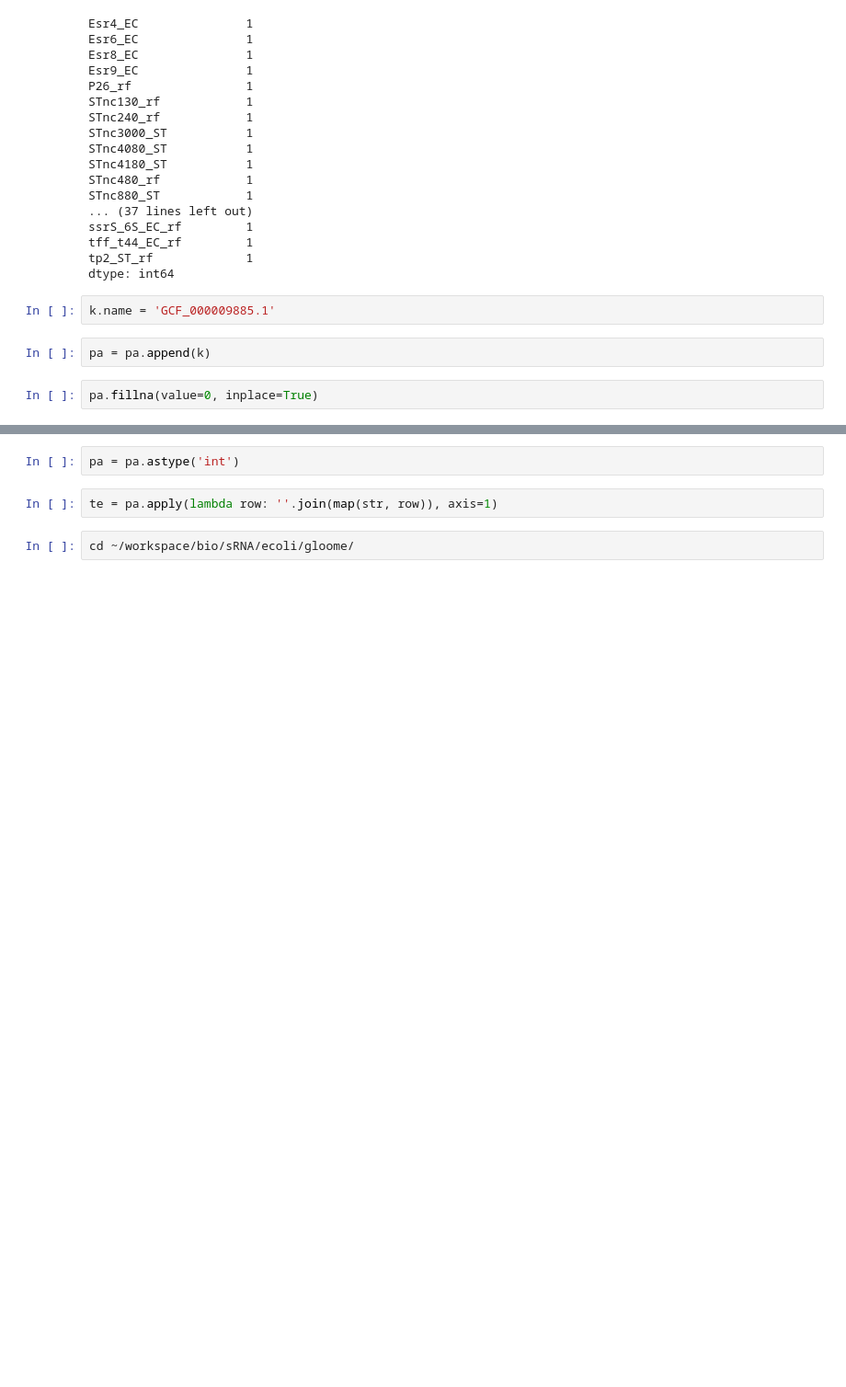
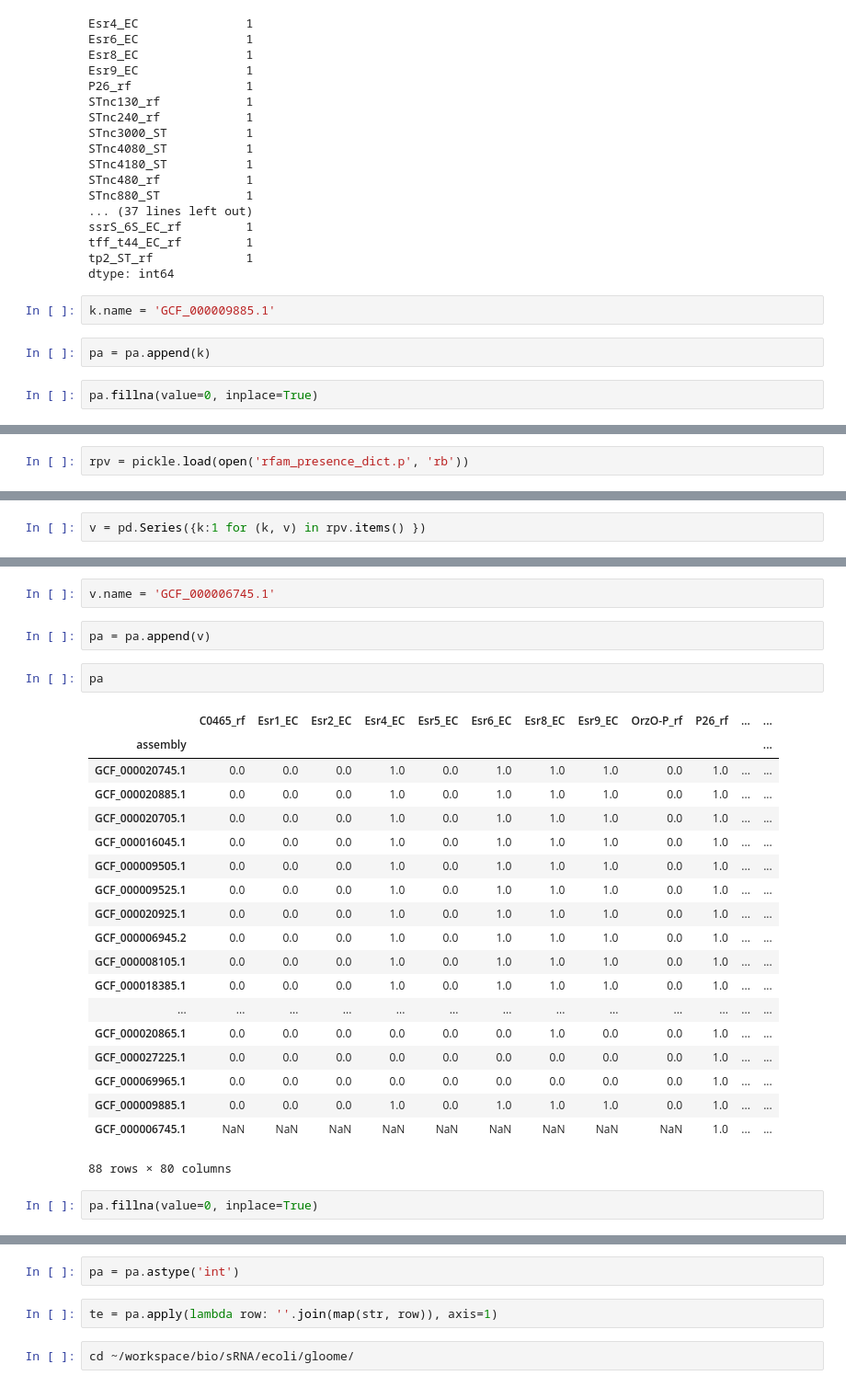
Before and after one commit to blauguste/ecoli-data, a Jupyter notebook: pa_results/cmsearch/prep_rfam_for_GLOOME.ipynb, the cells around one changed output, grey strips where cells are left out. Shown at 92% size. Saved outputs shown, nothing was run; the diff lists cells and outputs as text; blank space fills up the shorter version.

```diff
--- a/pa_results/cmsearch/prep_rfam_for_GLOOME.ipynb
+++ b/pa_results/cmsearch/prep_rfam_for_GLOOME.ipynb
@@ -142,0 +153,2 @@ pa.fillna(value=0, inplace=True)
+# %%
+rpv = pickle.load(open('rfam_presence_dict.p', 'rb'))
@@ -142,0 +169,2 @@ pa.fillna(value=0, inplace=True)
+# %%
+v = pd.Series({k:1 for (k, v) in rpv.items() })
@@ -142,0 +186,28 @@ pa.fillna(value=0, inplace=True)
+# %%
+v.name = 'GCF_000006745.1'
+# %%
+pa = pa.append(v)
+# %%
+pa
+# %% [output]
+|  | C0465_rf | Esr1_EC | Esr2_EC | Esr4_EC | Esr5_EC | Esr6_EC | Esr8_EC | Esr9_EC | OrzO-P_rf | P26_rf | ... | ... |
+| assembly |  |  |  |  |  |  |  |  |  |  |  | ... |
+| GCF_000020745.1 | 0.0 | 0.0 | 0.0 | 1.0 | 0.0 | 1.0 | 1.0 | 1.0 | 0.0 | 1.0 | ... | ... |
+| GCF_000020885.1 | 0.0 | 0.0 | 0.0 | 1.0 | 0.0 | 1.0 | 1.0 | 1.0 | 0.0 | 1.0 | ... | ... |
+| GCF_000020705.1 | 0.0 | 0.0 | 0.0 | 1.0 | 0.0 | 1.0 | 1.0 | 1.0 | 0.0 | 1.0 | ... | ... |
+| GCF_000016045.1 | 0.0 | 0.0 | 0.0 | 1.0 | 0.0 | 1.0 | 1.0 | 1.0 | 0.0 | 1.0 | ... | ... |
+| GCF_000009505.1 | 0.0 | 0.0 | 0.0 | 1.0 | 0.0 | 1.0 | 1.0 | 1.0 | 0.0 | 1.0 | ... | ... |
+| GCF_000009525.1 | 0.0 | 0.0 | 0.0 | 1.0 | 0.0 | 1.0 | 1.0 | 1.0 | 0.0 | 1.0 | ... | ... |
+| GCF_000020925.1 | 0.0 | 0.0 | 0.0 | 1.0 | 0.0 | 1.0 | 1.0 | 1.0 | 0.0 | 1.0 | ... | ... |
+| GCF_000006945.2 | 0.0 | 0.0 | 0.0 | 1.0 | 0.0 | 1.0 | 1.0 | 1.0 | 0.0 | 1.0 | ... | ... |
+| GCF_000008105.1 | 0.0 | 0.0 | 0.0 | 1.0 | 0.0 | 1.0 | 1.0 | 1.0 | 0.0 | 1.0 | ... | ... |
+| GCF_000018385.1 | 0.0 | 0.0 | 0.0 | 1.0 | 0.0 | 1.0 | 1.0 | 1.0 | 0.0 | 1.0 | ... | ... |
+| ... | ... | ... | ... | ... | ... | ... | ... | ... | ... | ... | ... | ... |
+| GCF_000020865.1 | 0.0 | 0.0 | 0.0 | 0.0 | 0.0 | 0.0 | 1.0 | 0.0 | 0.0 | 1.0 | ... | ... |
+| GCF_000027225.1 | 0.0 | 0.0 | 0.0 | 0.0 | 0.0 | 0.0 | 0.0 | 0.0 | 0.0 | 1.0 | ... | ... |
+| GCF_000069965.1 | 0.0 | 0.0 | 0.0 | 0.0 | 0.0 | 0.0 | 0.0 | 0.0 | 0.0 | 1.0 | ... | ... |
+| GCF_000009885.1 | 0.0 | 0.0 | 0.0 | 1.0 | 0.0 | 1.0 | 1.0 | 1.0 | 0.0 | 1.0 | ... | ... |
+| GCF_000006745.1 | NaN | NaN | NaN | NaN | NaN | NaN | NaN | NaN | NaN | 1.0 | ... | ... |
+88 rows × 80 columns
+# %%
+pa.fillna(value=0, inplace=True)
```
Also changed, not shown: parts of 9 cells of this notebook.
